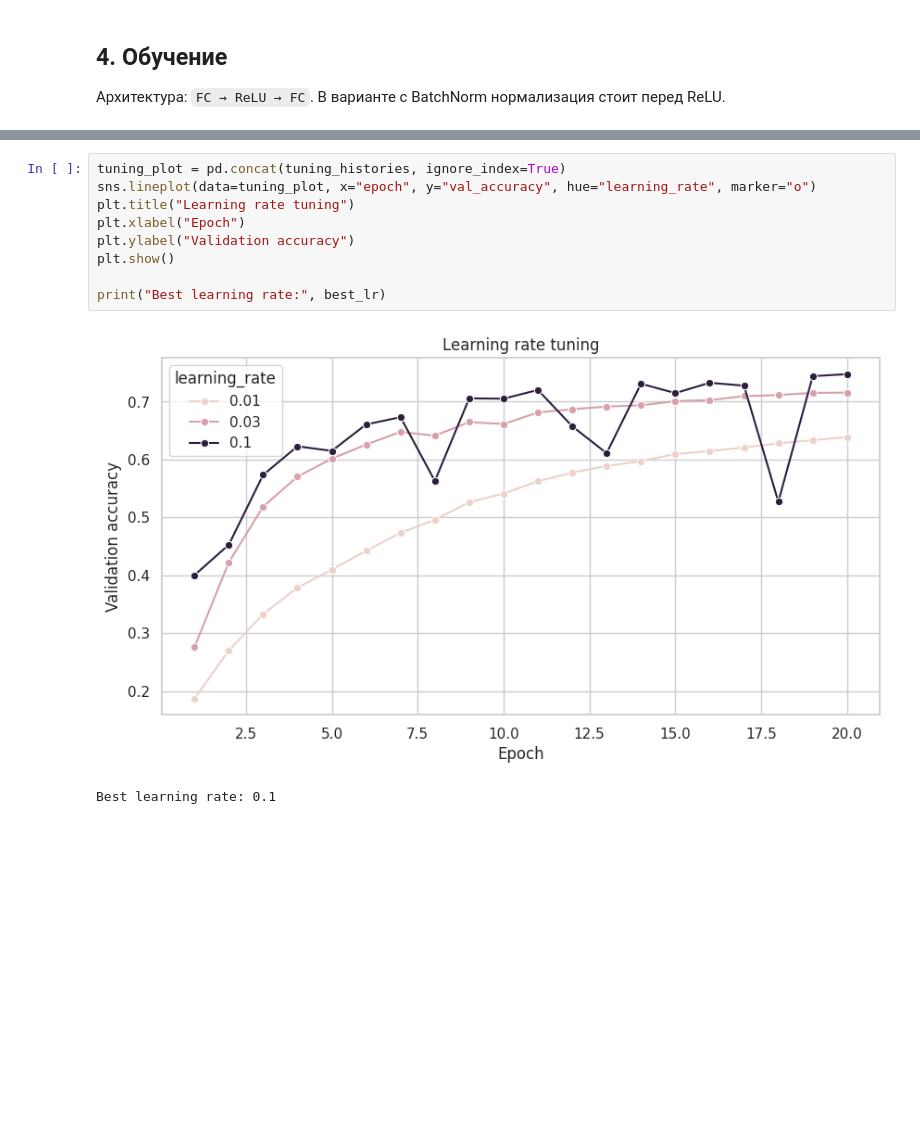
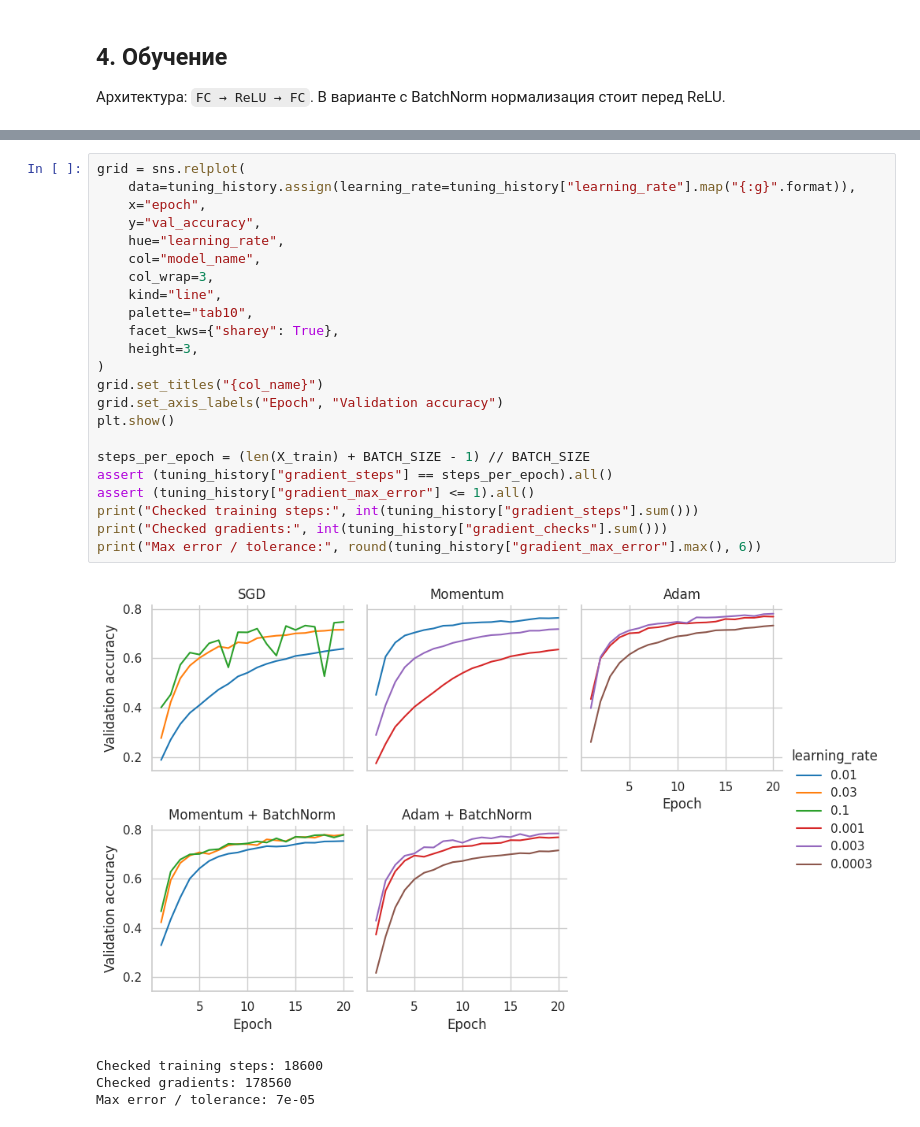
Before and after one commit to homka122/HomkaML, a Jupyter notebook: 2HW/hw2_svhn_classification.ipynb, the cells around one changed output, grey strips where cells are left out. Cells and saved outputs as stored; diff of their text form; blank space fills up the shorter version.

```diff
--- a/2HW/hw2_svhn_classification.ipynb
+++ b/2HW/hw2_svhn_classification.ipynb
@@ -331,15 +397,31 @@ tuning_summary
 # %%
-tuning_plot = pd.concat(tuning_histories, ignore_index=True)
-sns.lineplot(data=tuning_plot, x="epoch", y="val_accuracy", hue="learning_rate", marker="o")
-plt.title("Learning rate tuning")
-plt.xlabel("Epoch")
-plt.ylabel("Validation accuracy")
+grid = sns.relplot(
+    data=tuning_history.assign(learning_rate=tuning_history["learning_rate"].map("{:g}".format)),
+    x="epoch",
+    y="val_accuracy",
+    hue="learning_rate",
+    col="model_name",
+    col_wrap=3,
+    kind="line",
+    palette="tab10",
+    facet_kws={"sharey": True},
+    height=3,
+)
+grid.set_titles("{col_name}")
+grid.set_axis_labels("Epoch", "Validation accuracy")
 plt.show()
 
-print("Best learning rate:", best_lr)
+steps_per_epoch = (len(X_train) + BATCH_SIZE - 1) // BATCH_SIZE
+assert (tuning_history["gradient_steps"] == steps_per_epoch).all()
+assert (tuning_history["gradient_max_error"] <= 1).all()
+print("Checked training steps:", int(tuning_history["gradient_steps"].sum()))
+print("Checked gradients:", int(tuning_history["gradient_checks"].sum()))
+print("Max error / tolerance:", round(tuning_history["gradient_max_error"].max(), 6))
 # %% [output]
-[figure, old version]
+[figure, new version]
-Best learning rate: 0.1
+Checked training steps: 18600
+Checked gradients: 178560
+Max error / tolerance: 7e-05
 # %% [markdown]
 ### 4.2. Оптимизаторы и BatchNorm
 
```
Also changed, not shown: parts of 16 cells of this notebook, 3 other files.
